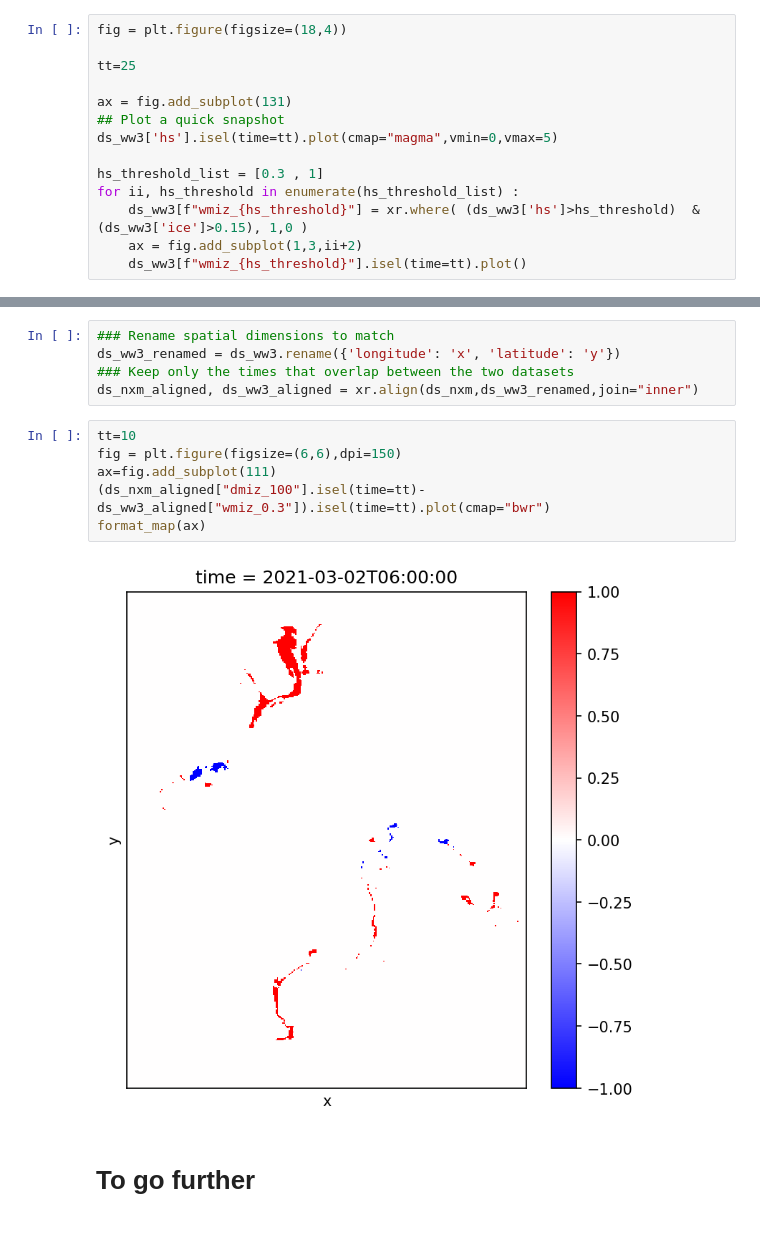
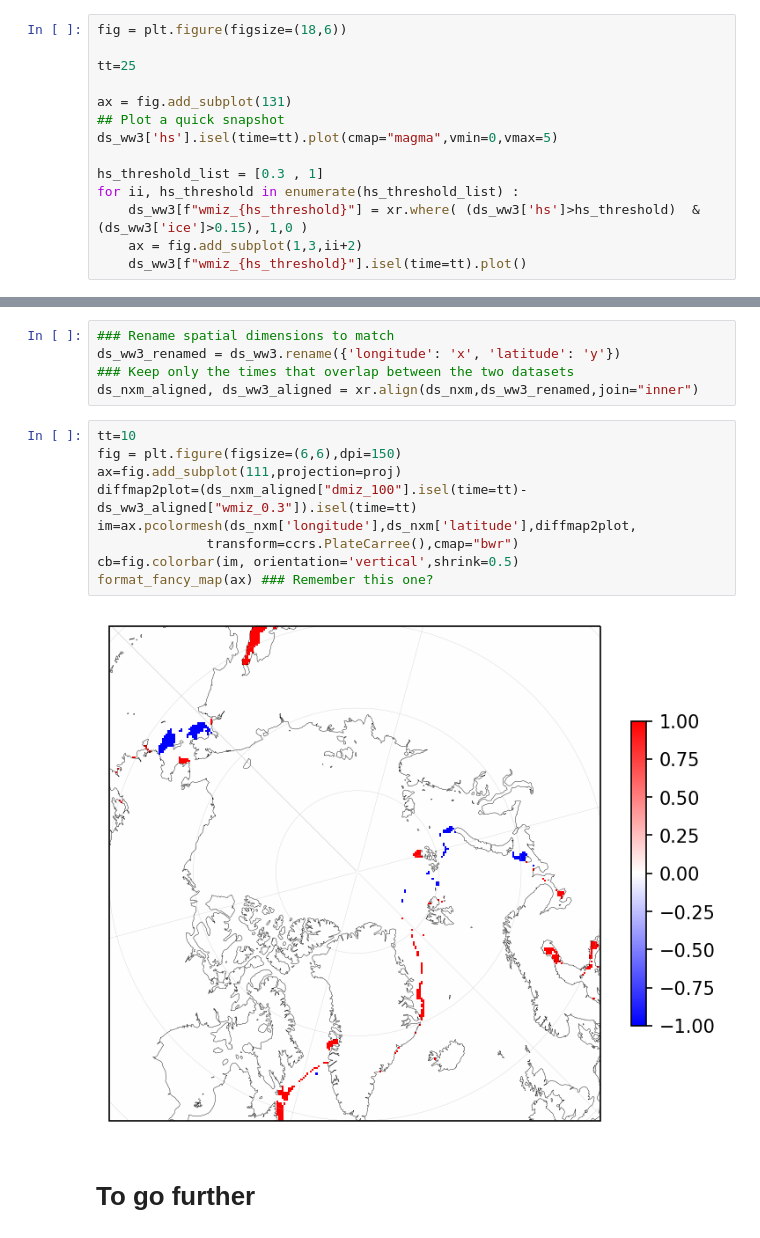
Before and after one commit to sasip-climate/notebooks-nextsim-workshop2025, a Jupyter notebook: tutorial_ww3-nextsim.ipynb, the cells around one changed output, grey strips where cells are left out. Drawn from its saved outputs; the diff is of its cells as text.

```diff
--- a/tutorial_ww3-nextsim.ipynb
+++ b/tutorial_ww3-nextsim.ipynb
@@ -413,7 +413,7 @@ The rest is very similar to what we did with ds_nxm
 # %% [markdown]
 ## Where is ice affected by waves?
 # %%
-fig = plt.figure(figsize=(18,4))
+fig = plt.figure(figsize=(18,6))
 
 tt=25
 
@@ -467,11 +467,14 @@ ds_nxm_aligned, ds_ww3_aligned = xr.align(ds_nxm,ds_ww3_renamed,join="inner")
 # %%
 tt=10
 fig = plt.figure(figsize=(6,6),dpi=150)
-ax=fig.add_subplot(111)
-(ds_nxm_aligned["dmiz_100"].isel(time=tt)-ds_ww3_aligned["wmiz_0.3"]).isel(time=tt).plot(cmap="bwr")
-format_map(ax)
+ax=fig.add_subplot(111,projection=proj)
+diffmap2plot=(ds_nxm_aligned["dmiz_100"].isel(time=tt)-ds_ww3_aligned["wmiz_0.3"]).isel(time=tt)
+im=ax.pcolormesh(ds_nxm['longitude'],ds_nxm['latitude'],diffmap2plot,
+              transform=ccrs.PlateCarree(),cmap="bwr")
+cb=fig.colorbar(im, orientation='vertical',shrink=0.5)
+format_fancy_map(ax) ### Remember this one?
 # %% [output]
-[figure, old version]
+[figure, new version]
 # %% [markdown]
 # To go further
 # %% [markdown]
```
Also changed, not shown: parts of 2 cells of this notebook.
